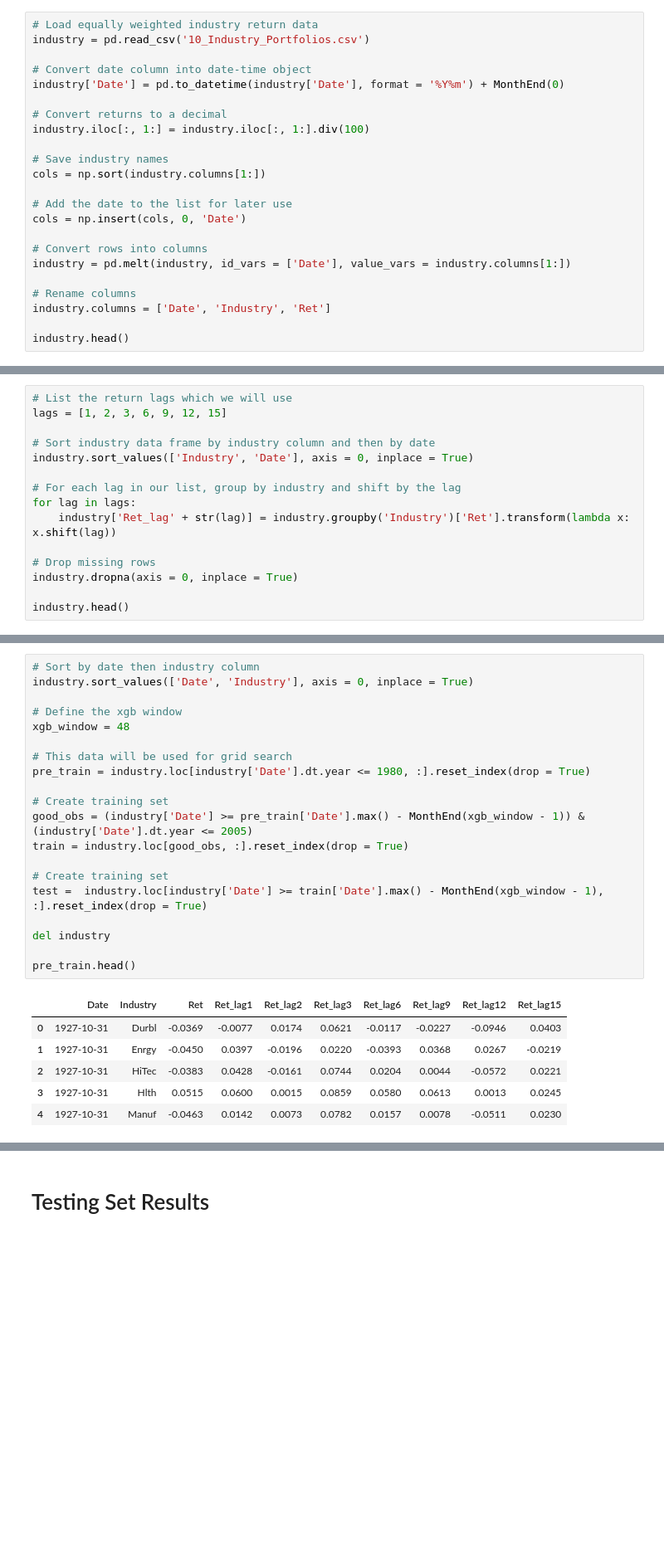
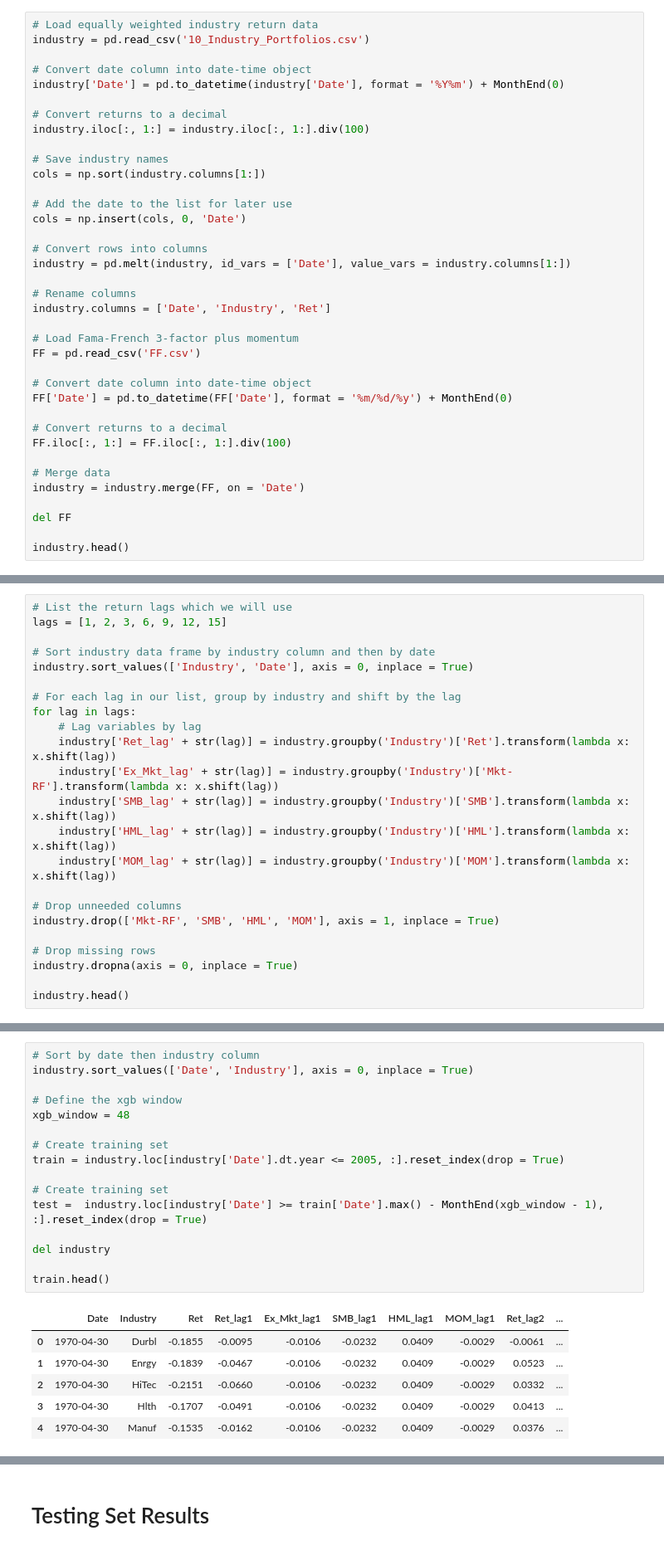
Before and after one commit to charlesrambo/machine_learning, a Jupyter notebook: XGBoost-industry-ML.ipynb, the cells around one changed output, grey strips where cells are left out. Shown at 83% size. Cells and saved outputs as stored; diff of their text form; blank space fills up the shorter version.

```diff
--- a/XGBoost-industry-ML.ipynb
+++ b/XGBoost-industry-ML.ipynb
@@ -36,5 +36,19 @@ industry = pd.melt(industry, id_vars = ['Date'], value_vars = industry.columns[1
 # Rename columns
 industry.columns = ['Date', 'Industry', 'Ret']
 
+# Load Fama-French 3-factor plus momentum
+FF = pd.read_csv('FF.csv')
+
+# Convert date column into date-time object
+FF['Date'] = pd.to_datetime(FF['Date'], format = '%m/%d/%y') + MonthEnd(0)
+
+# Convert returns to a decimal
+FF.iloc[:, 1:] = FF.iloc[:, 1:].div(100)
+
+# Merge data
+industry = industry.merge(FF, on = 'Date')
+
+del FF
+
 industry.head()
 # %% [output]
@@ -53,7 +67,15 @@ industry.sort_values(['Industry', 'Date'], axis = 0, inplace = True)
 
 # For each lag in our list, group by industry and shift by the lag
 for lag in lags:
+    # Lag variables by lag
     industry['Ret_lag' + str(lag)] = industry.groupby('Industry')['Ret'].transform(lambda x: x.shift(lag))
+    industry['Ex_Mkt_lag' + str(lag)] = industry.groupby('Industry')['Mkt-RF'].transform(lambda x: x.shift(lag))
+    industry['SMB_lag' + str(lag)] = industry.groupby('Industry')['SMB'].transform(lambda x: x.shift(lag))
+    industry['HML_lag' + str(lag)] = industry.groupby('Industry')['HML'].transform(lambda x: x.shift(lag))
+    industry['MOM_lag' + str(lag)] = industry.groupby('Industry')['MOM'].transform(lambda x: x.shift(lag))
+
+# Drop unneeded columns
+industry.drop(['Mkt-RF', 'SMB', 'HML', 'MOM'], axis = 1, inplace = True)
 
 # Drop missing rows
 industry.dropna(axis = 0, inplace = True)
@@ -69,27 +92,23 @@ industry.head()
 # %%
 # Sort by date then industry column
 industry.sort_values(['Date', 'Industry'], axis = 0, inplace = True)
 
 # Define the xgb window
 xgb_window = 48
 
-# This data will be used for grid search
-pre_train = industry.loc[industry['Date'].dt.year <= 1980, :].reset_index(drop = True)
-
 # Create training set
-good_obs = (industry['Date'] >= pre_train['Date'].max() - MonthEnd(xgb_window - 1)) & (industry['Date'].dt.year <= 2005)
-train = industry.loc[good_obs, :].reset_index(drop = True)
+train = industry.loc[industry['Date'].dt.year <= 2005, :].reset_index(drop = True)
 
 # Create training set
 test =  industry.loc[industry['Date'] >= train['Date'].max() - MonthEnd(xgb_window - 1), :].reset_index(drop = True)
 
 del industry
 
-pre_train.head()
+train.head()
 # %% [output]
-|  | Date | Industry | Ret | Ret_lag1 | Ret_lag2 | Ret_lag3 | Ret_lag6 | Ret_lag9 | Ret_lag12 | Ret_lag15 |
-| 0 | 1927-10-31 | Durbl | -0.0369 | -0.0077 | 0.0174 | 0.0621 | -0.0117 | -0.0227 | -0.0946 | 0.0403 |
-| 1 | 1927-10-31 | Enrgy | -0.0450 | 0.0397 | -0.0196 | 0.0220 | -0.0393 | 0.0368 | 0.0267 | -0.0219 |
-| 2 | 1927-10-31 | HiTec | -0.0383 | 0.0428 | -0.0161 | 0.0744 | 0.0204 | 0.0044 | -0.0572 | 0.0221 |
-| 3 | 1927-10-31 | Hlth | 0.0515 | 0.0600 | 0.0015 | 0.0859 | 0.0580 | 0.0613 | 0.0013 | 0.0245 |
-| 4 | 1927-10-31 | Manuf | -0.0463 | 0.0142 | 0.0073 | 0.0782 | 0.0157 | 0.0078 | -0.0511 | 0.0230 |
+|  | Date | Industry | Ret | Ret_lag1 | Ex_Mkt_lag1 | SMB_lag1 | HML_lag1 | MOM_lag1 | Ret_lag2 | ... |
+| 0 | 1970-04-30 | Durbl | -0.1855 | -0.0095 | -0.0106 | -0.0232 | 0.0409 | -0.0029 | -0.0061 | ... |
+| 1 | 1970-04-30 | Enrgy | -0.1839 | -0.0467 | -0.0106 | -0.0232 | 0.0409 | -0.0029 | 0.0523 | ... |
+| 2 | 1970-04-30 | HiTec | -0.2151 | -0.0660 | -0.0106 | -0.0232 | 0.0409 | -0.0029 | 0.0332 | ... |
+| 3 | 1970-04-30 | Hlth | -0.1707 | -0.0491 | -0.0106 | -0.0232 | 0.0409 | -0.0029 | 0.0413 | ... |
+| 4 | 1970-04-30 | Manuf | -0.1535 | -0.0162 | -0.0106 | -0.0232 | 0.0409 | -0.0029 | 0.0376 | ... |
```
Also changed, not shown: parts of 16 cells of this notebook.
